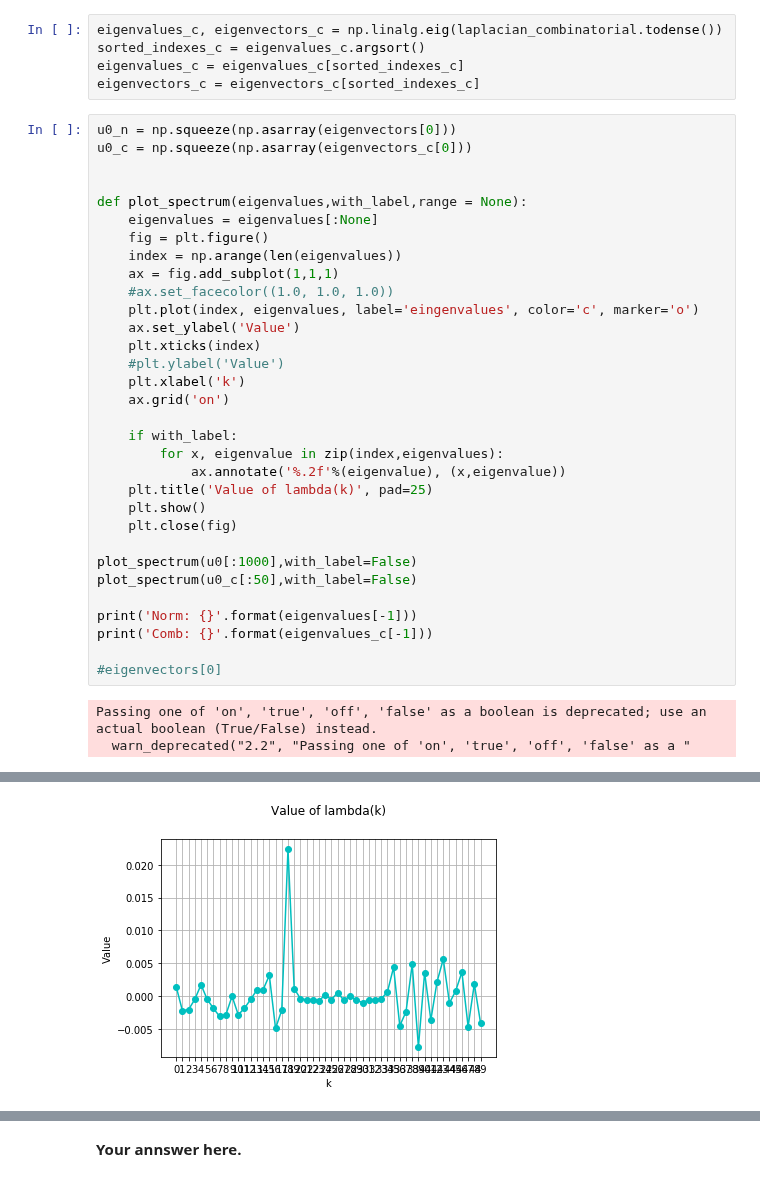
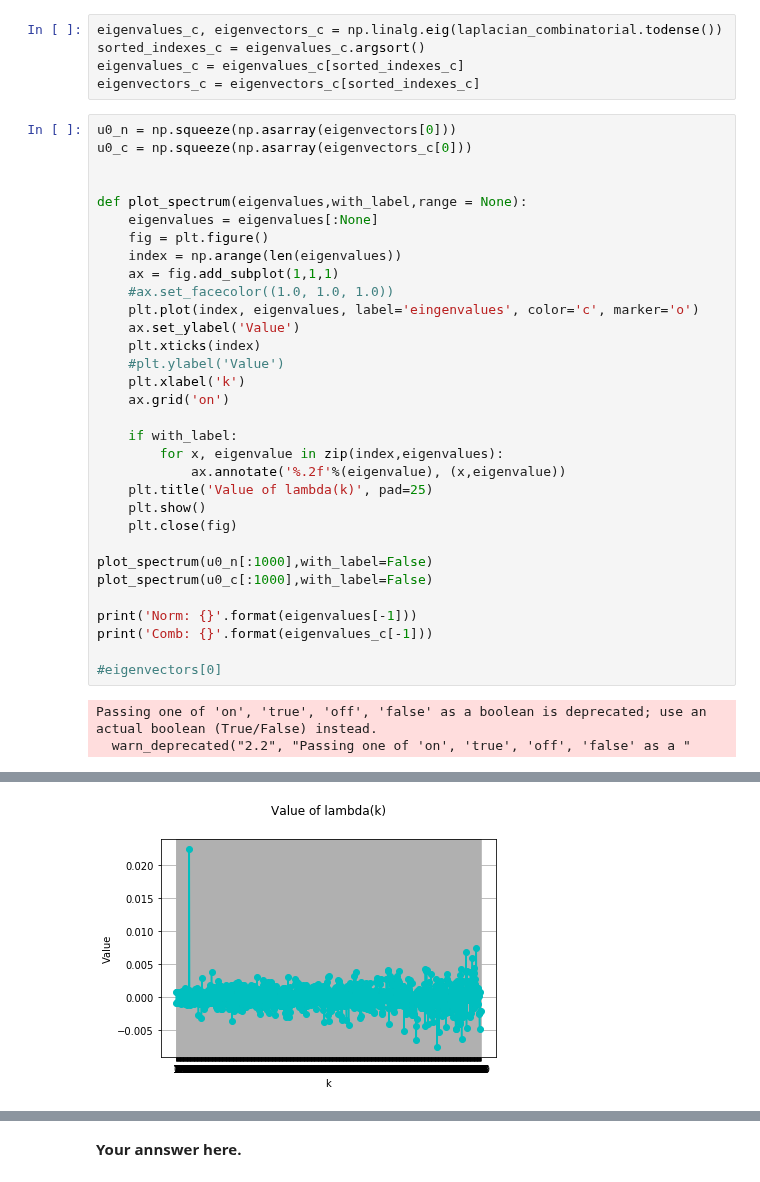
Before and after one commit to senakicir/ntds_project, a Jupyter notebook: 3_spectral_graph_theory.ipynb, the cells around one changed output, grey strips where cells are left out. Drawn from its saved outputs; the diff is of its cells as text.

Commit message:
added more graphs, fixed clustering question

```diff
--- a/3_spectral_graph_theory.ipynb
+++ b/3_spectral_graph_theory.ipynb
@@ -177,8 +159,8 @@ def plot_spectrum(eigenvalues,with_label,range = None):
     plt.show()
     plt.close(fig)
 
-plot_spectrum(u0[:1000],with_label=False)
-plot_spectrum(u0_c[:50],with_label=False)
+plot_spectrum(u0_n[:1000],with_label=False)
+plot_spectrum(u0_c[:1000],with_label=False)
 
 print('Norm: {}'.format(eigenvalues[-1]))
 print('Comb: {}'.format(eigenvalues_c[-1]))
@@ -191 +173 @@ Passing one of 'on', 'true', 'off', 'false' as a boolean is deprecated; use an a
-[figure, old version]
+[figure, new version]
```
Also changed, not shown: parts of 11 cells of this notebook.
